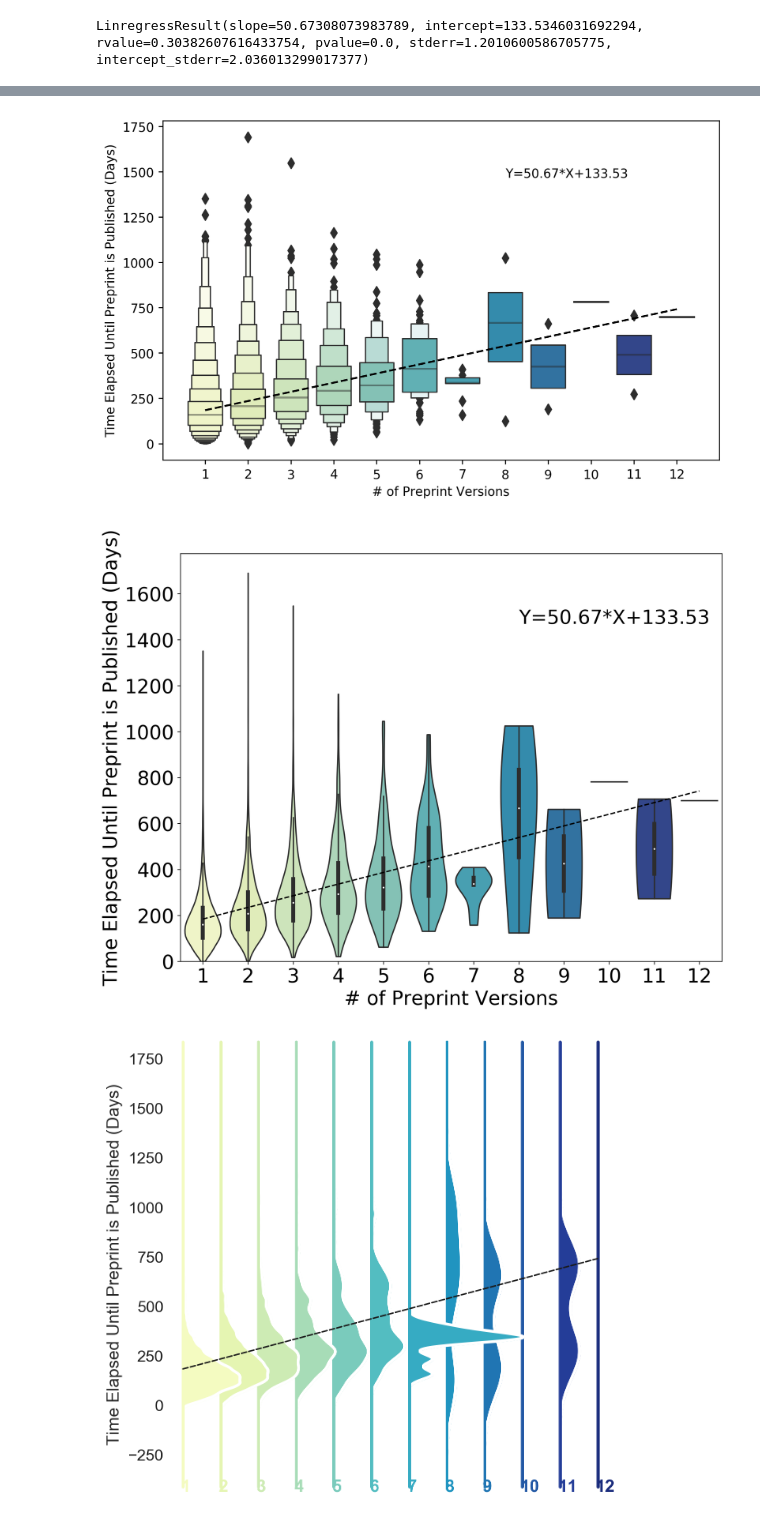
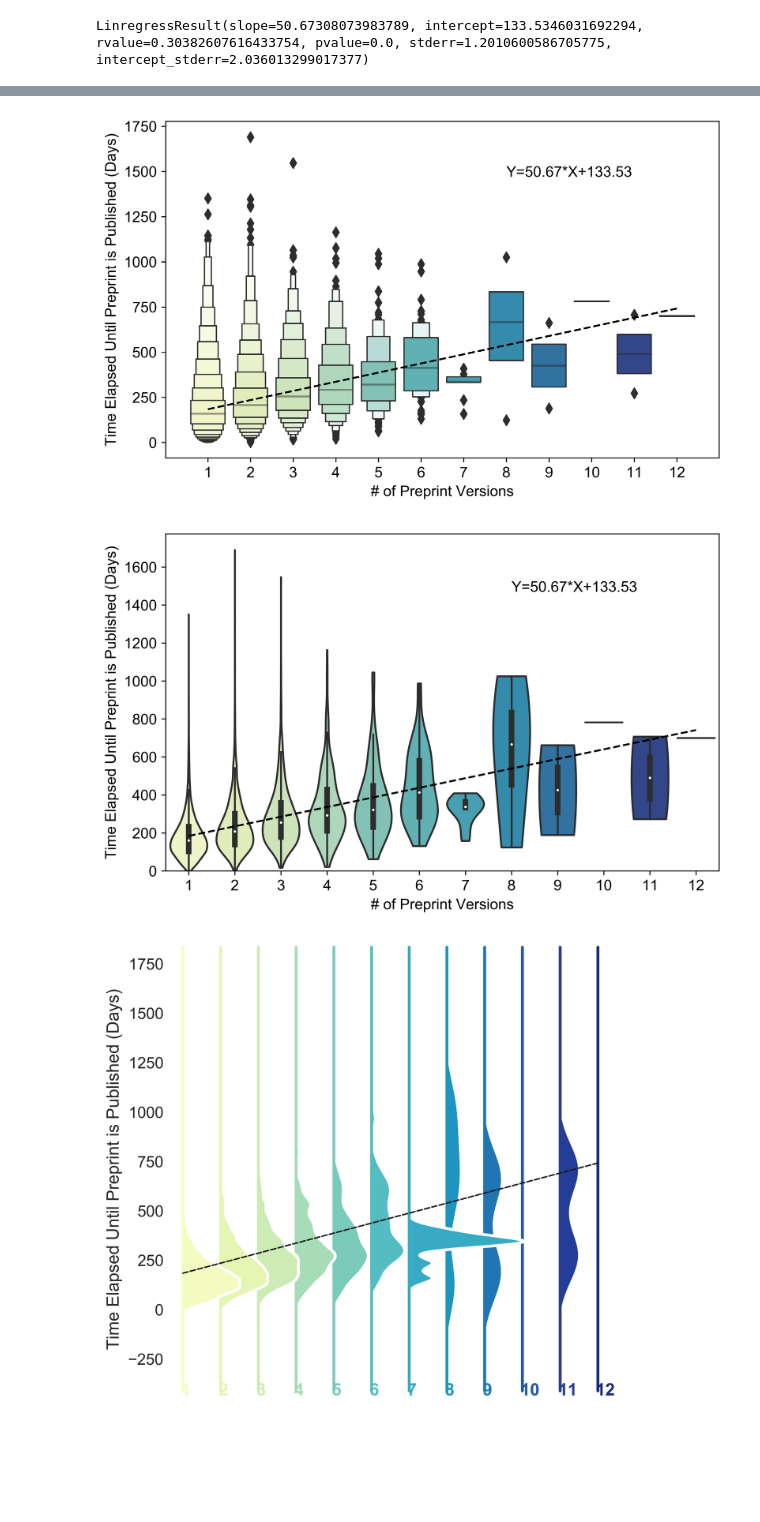
Before and after one commit to greenelab/annorxiver, a Jupyter notebook: biorxiv/publication_delay_experiment/02_publication_delay_experiment_figure_exploration.ipynb, the cells around one changed output, grey strips where cells are left out. Drawn from its saved outputs; the diff is of its cells as text; code cells hidden in the pictures; blank space fills up the shorter version.

```diff
--- a/biorxiv/publication_delay_experiment/02_publication_delay_experiment_figure_exploration.ipynb
+++ b/biorxiv/publication_delay_experiment/02_publication_delay_experiment_figure_exploration.ipynb
@@ -25,7 +25,9 @@ from mizani.formatters import timedelta_format
 
 import warnings
 
-mpl.rcParams["figure.dpi"] = 250
+mpl.rcParams["figure.dpi"] = 600
+mpl.rcParams["font.size"] = 12
+mpl.rcParams["font.family"] = "Arial"
 warnings.filterwarnings("ignore")
 # %% [markdown]
 # Load the Document Distances
@@ -131,28 +133,27 @@ _ = g.set_xlabel("# of Preprint Versions")
 _ = g.plot(x_line - 1, y_line, "--k")
 _ = g.annotate(f"Y={results_2.slope:.2f}*X+{results_2.intercept:.2f}", (7, 1470))
 # %% [output]
-[figure, old version]
+[figure, new version]
 # %%
-plt.figure(figsize=(11, 8.5))
-plt.rcParams.update({"font.size": 22})
+plt.figure(figsize=(8, 5))
 g = sns.violinplot(
     x="version_count",
     y="days_to_published",
     data=published_date_distances,
     cut=0,
     scale="width",
     palette="YlGnBu",
 )
 _ = g.set_ylabel("Time Elapsed Until Preprint is Published (Days)")
 _ = g.set_xlabel("# of Preprint Versions")
 _ = g.plot(x_line - 1, y_line, "--k")
 _ = g.annotate(f"Y={results_2.slope:.2f}*X+{results_2.intercept:.2f}", (7, 1470))
 _ = g.set_xlim(-0.5, 11.5)
 _ = g.set_ylim(0, g.get_ylim()[1])
-plt.savefig("output/version_count_vs_publication_time_violin.svg", dpi=500)
-plt.savefig("output/version_count_vs_publication_time_violin.png", dpi=500)
+plt.savefig("output/version_count_vs_publication_time_violin_rerun.svg")
+plt.savefig("output/version_count_vs_publication_time_violin_rerun.png")
 # %% [output]
-[figure, old version]
+[figure, new version]
 # %%
 sns.set_theme(style="white", rc={"axes.facecolor": (0, 0, 0, 0)})
 
```
Also changed, not shown: parts of 7 cells of this notebook, 15 other files.
